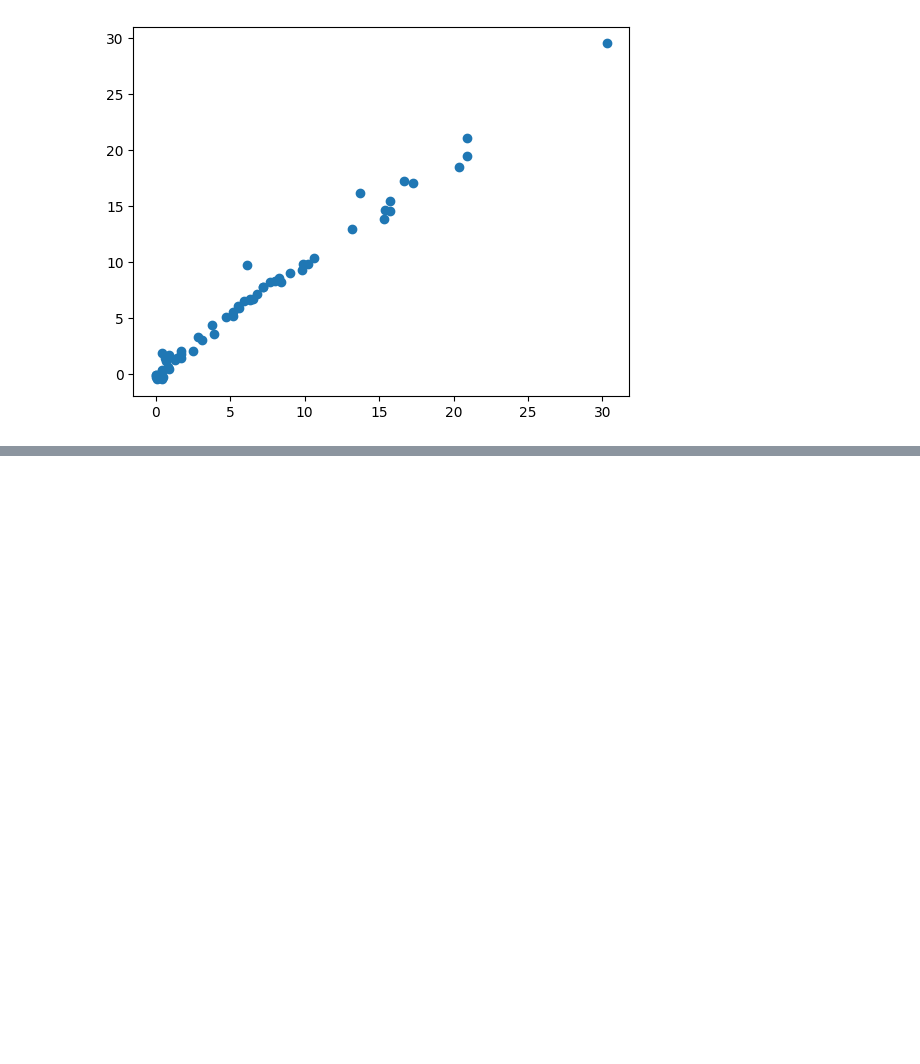
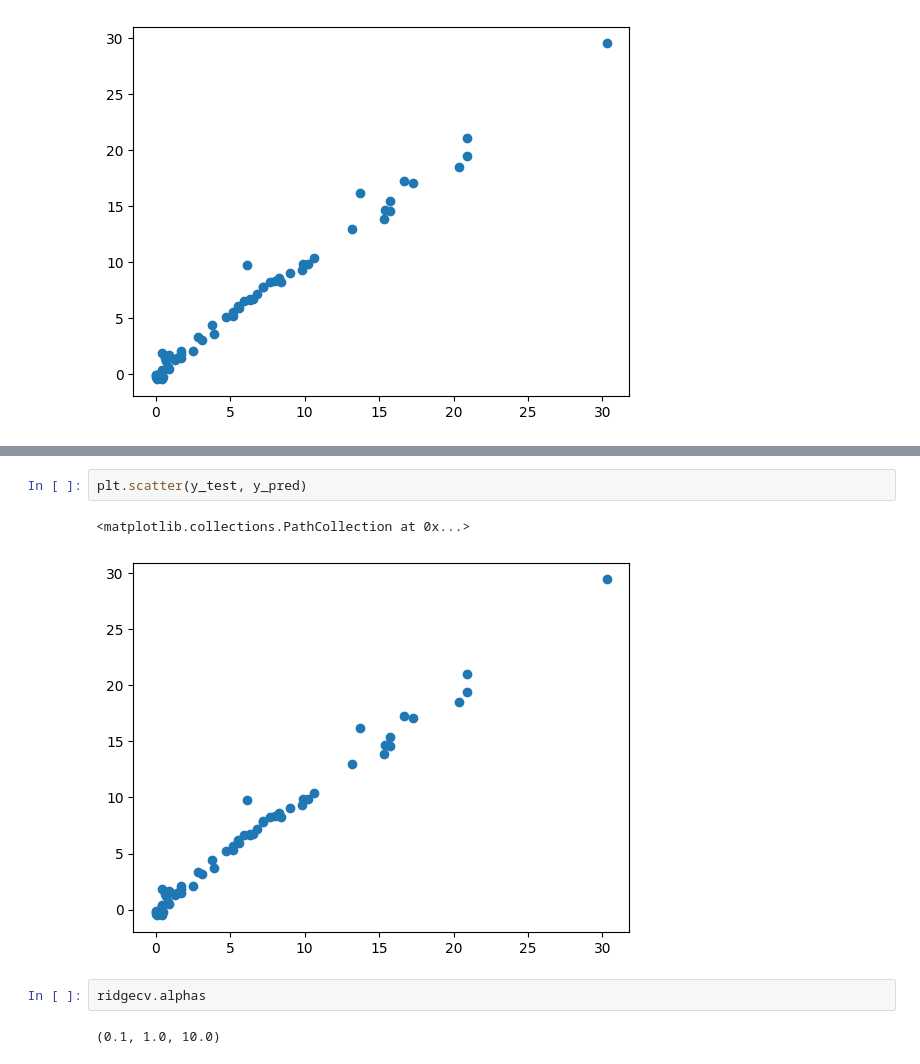
Before and after one commit to samvillasmith/global-south-forest-fires-analysis, a Jupyter notebook: model_training.ipynb, the cells around one changed output, grey strips where cells are left out. Saved outputs shown, nothing was run; the diff lists cells and outputs as text; blank space fills up the shorter version.

```diff
--- a/model_training.ipynb
+++ b/model_training.ipynb
@@ -212,0 +352,9 @@ plt.scatter(y_test, y_pred)
+# %%
+plt.scatter(y_test, y_pred)
+# %% [output]
+<matplotlib.collections.PathCollection at 0x...>
+[figure, added]
+# %%
+ridgecv.alphas
+# %% [output]
+(0.1, 1.0, 10.0)
```
Also changed, not shown: parts of 22 cells of this notebook, 1 other file.
